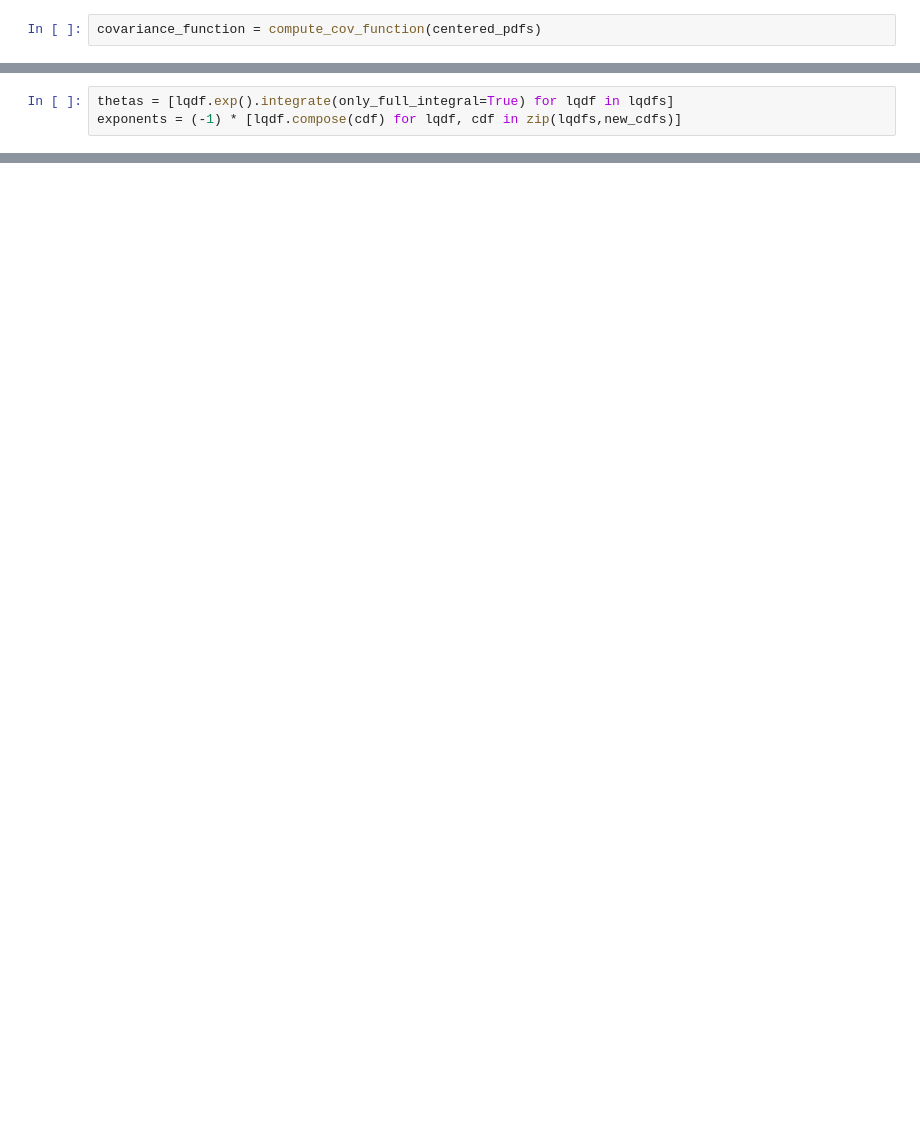
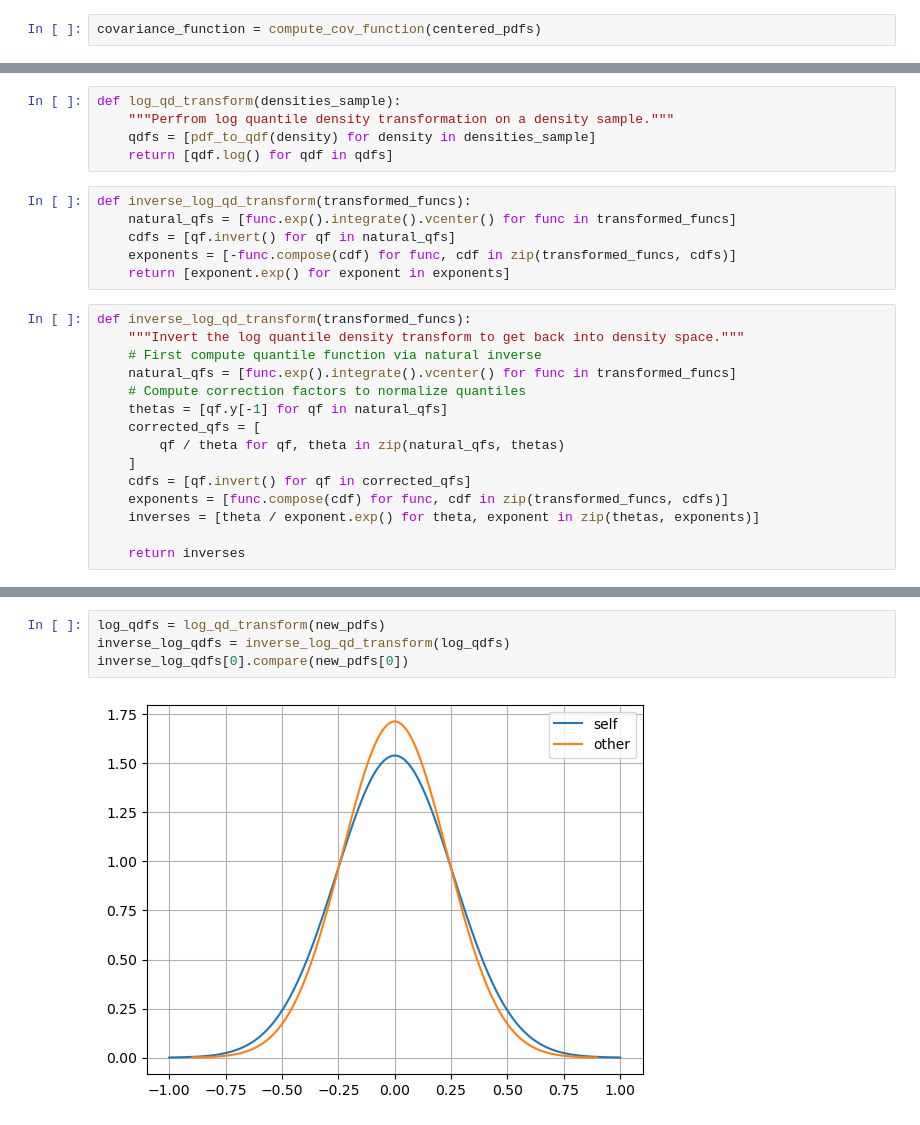
Before and after one commit to mirkimirk/thesis_frechet_fda, a Jupyter notebook: src/frechet_fda/reproduction_petersen2016.ipynb, the cells around one changed output, grey strips where cells are left out. Cells and saved outputs as stored; diff of their text form; blank space fills up the shorter version.

```diff
--- a/src/frechet_fda/reproduction_petersen2016.ipynb
+++ b/src/frechet_fda/reproduction_petersen2016.ipynb
@@ -81,3 +81,0 @@ lqdfs = [qdf.log() for qdf in my_qdfs]
-# %%
-thetas = [lqdf.exp().integrate(only_full_integral=True) for lqdf in lqdfs]
-exponents = (-1) * [lqdf.compose(cdf) for lqdf, cdf in zip(lqdfs,new_cdfs)]
@@ -113,0 +86,26 @@ SyntaxError: expected ':' (713153624.py, line 1)
+# %%
+def log_qd_transform(densities_sample):
+    """Perfrom log quantile density transformation on a density sample."""
+    qdfs = [pdf_to_qdf(density) for density in densities_sample]
+    return [qdf.log() for qdf in qdfs]
+# %%
+def inverse_log_qd_transform(transformed_funcs):
+    natural_qfs = [func.exp().integrate().vcenter() for func in transformed_funcs]
+    cdfs = [qf.invert() for qf in natural_qfs]
+    exponents = [-func.compose(cdf) for func, cdf in zip(transformed_funcs, cdfs)]
+    return [exponent.exp() for exponent in exponents]
+# %%
+def inverse_log_qd_transform(transformed_funcs):
+    """Invert the log quantile density transform to get back into density space."""
+    # First compute quantile function via natural inverse
+    natural_qfs = [func.exp().integrate().vcenter() for func in transformed_funcs]
+    # Compute correction factors to normalize quantiles
+    thetas = [qf.y[-1] for qf in natural_qfs]
+    corrected_qfs = [
+        qf / theta for qf, theta in zip(natural_qfs, thetas)
+    ]
+    cdfs = [qf.invert() for qf in corrected_qfs]
+    exponents = [func.compose(cdf) for func, cdf in zip(transformed_funcs, cdfs)]
+    inverses = [theta / exponent.exp() for theta, exponent in zip(thetas, exponents)]
+
+    return inverses
@@ -113,0 +135,6 @@ SyntaxError: expected ':' (713153624.py, line 1)
+# %%
+log_qdfs = log_qd_transform(new_pdfs)
+inverse_log_qdfs = inverse_log_qd_transform(log_qdfs)
+inverse_log_qdfs[0].compare(new_pdfs[0])
+# %% [output]
+[figure, added]
```
Also changed, not shown: parts of 22 cells of this notebook, 3 other files.
